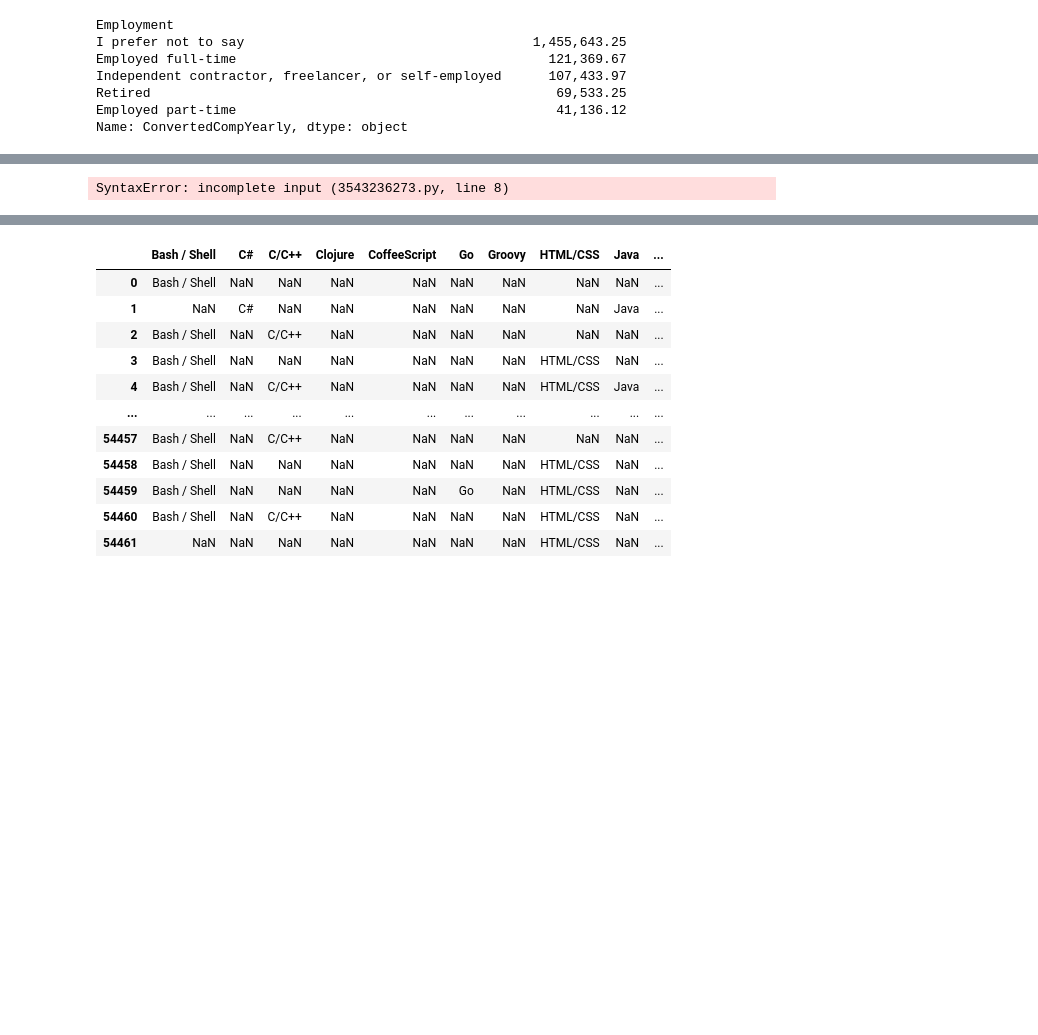
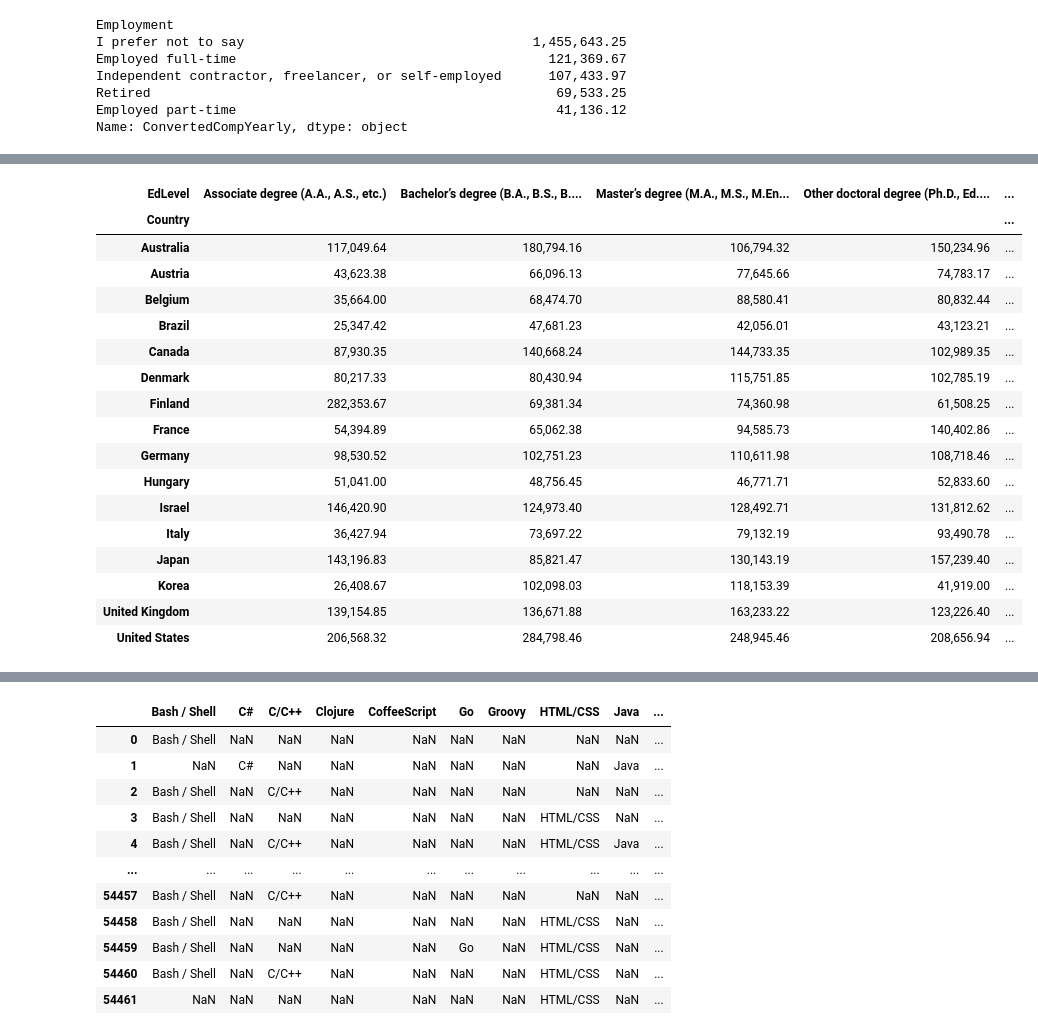
Before and after one commit to injeolmi0304/pandas-workout2, a Jupyter notebook: chapter-08-Midways_project/project.ipynb, the cells around one changed output, grey strips where cells are left out. Drawn from its saved outputs; the diff is of its cells as text; code cells hidden in the pictures; blank space fills up the shorter version.

```diff
--- a/chapter-08-Midways_project/project.ipynb
+++ b/chapter-08-Midways_project/project.ipynb
@@ -234,12 +373,28 @@ oecd_df = pd.read_csv(oecd_filename, header=None, index_col=1, names=['abbrev',
 # %%
 # Create this pivot table again, only including countries in our OECD subset.
 (
     oecd_df
-    .join(so_df
-          .set_index('Country'))
+    .join(so_df.set_index('Country'))
     .pivot_table(index='Country',
                  columns='EdLevel',
                  values='ConvertedCompYearly')
 )
 # %% [output]
-SyntaxError: incomplete input (3543236273.py, line 8)
+| EdLevel | Associate degree (A.A., A.S., etc.) | Bachelor’s degree (B.A., B.S., B.... | Master’s degree (M.A., M.S., M.En... | Other doctoral degree (Ph.D., Ed.... | ... |
+| Country |  |  |  |  | ... |
+| Australia | 117,049.64 | 180,794.16 | 106,794.32 | 150,234.96 | ... |
+| Austria | 43,623.38 | 66,096.13 | 77,645.66 | 74,783.17 | ... |
+| Belgium | 35,664.00 | 68,474.70 | 88,580.41 | 80,832.44 | ... |
+| Brazil | 25,347.42 | 47,681.23 | 42,056.01 | 43,123.21 | ... |
+| Canada | 87,930.35 | 140,668.24 | 144,733.35 | 102,989.35 | ... |
+| Denmark | 80,217.33 | 80,430.94 | 115,751.85 | 102,785.19 | ... |
+| Finland | 282,353.67 | 69,381.34 | 74,360.98 | 61,508.25 | ... |
+| France | 54,394.89 | 65,062.38 | 94,585.73 | 140,402.86 | ... |
+| Germany | 98,530.52 | 102,751.23 | 110,611.98 | 108,718.46 | ... |
+| Hungary | 51,041.00 | 48,756.45 | 46,771.71 | 52,833.60 | ... |
+| Israel | 146,420.90 | 124,973.40 | 128,492.71 | 131,812.62 | ... |
+| Italy | 36,427.94 | 73,697.22 | 79,132.19 | 93,490.78 | ... |
+| Japan | 143,196.83 | 85,821.47 | 130,143.19 | 157,239.40 | ... |
+| Korea | 26,408.67 | 102,098.03 | 118,153.39 | 41,919.00 | ... |
+| United Kingdom | 139,154.85 | 136,671.88 | 163,233.22 | 123,226.40 | ... |
+| United States | 206,568.32 | 284,798.46 | 248,945.46 | 208,656.94 | ... |
```
Also changed, not shown: parts of 25 cells of this notebook.
